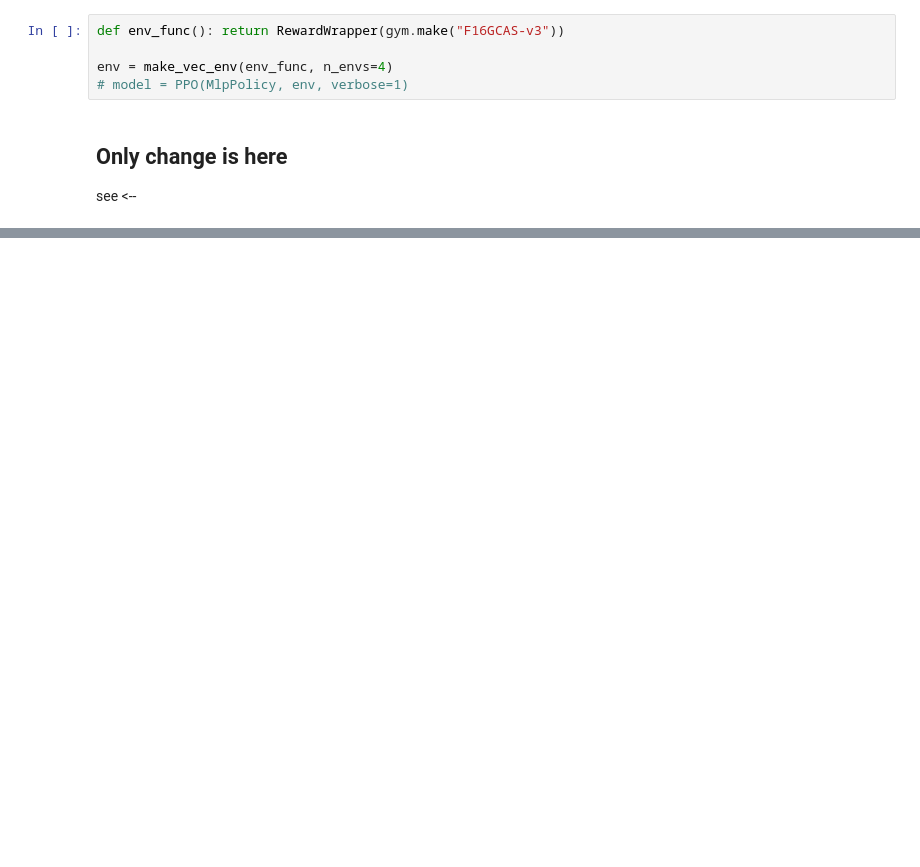
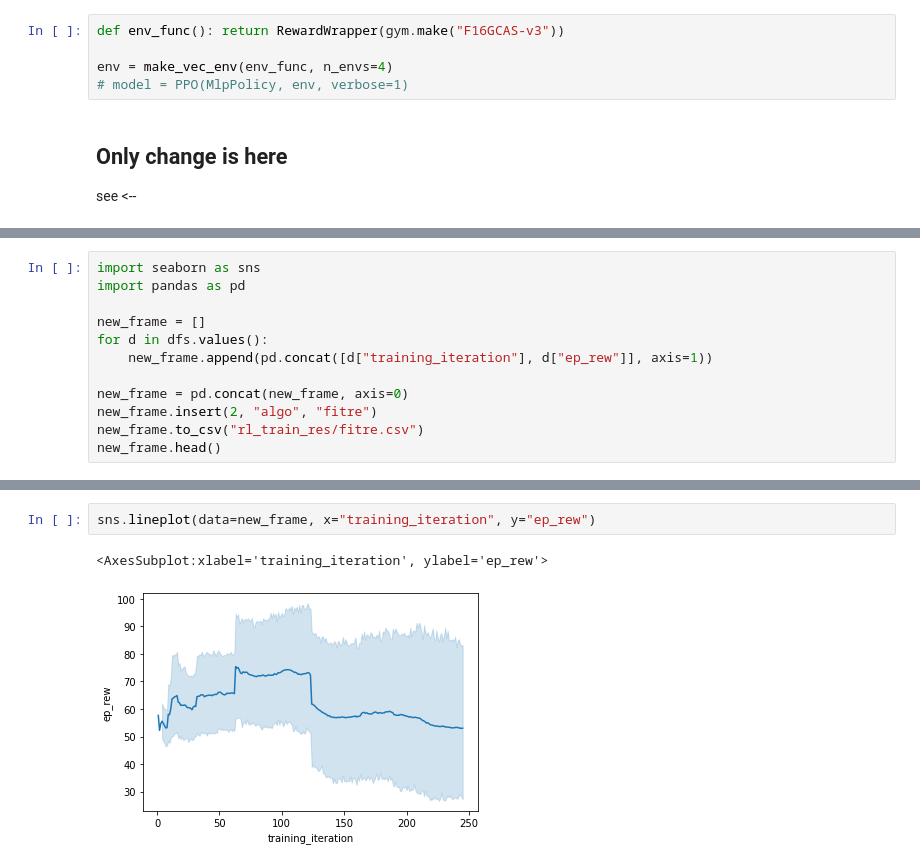
Before and after one commit to Bing-Yuan/fitre, a Jupyter notebook: f16_kfac.ipynb, the cells around one changed output, grey strips where cells are left out. Cells and saved outputs as stored; diff of their text form; blank space fills up the shorter version.

```diff
--- a/f16_kfac.ipynb
+++ b/f16_kfac.ipynb
@@ -173,3 +169,15 @@ analysis.get_best_config(metric="ep_rew", mode="max")
  'sde_sample_freq': -1,
  'target_kl': None,
  'seed': 1}
+# %%
+import seaborn as sns
+import pandas as pd
+
+new_frame = []
+for d in dfs.values():
+    new_frame.append(pd.concat([d["training_iteration"], d["ep_rew"]], axis=1))
+
+new_frame = pd.concat(new_frame, axis=0)
+new_frame.insert(2, "algo", "fitre")
+new_frame.to_csv("rl_train_res/fitre.csv")
+new_frame.head()
@@ -175,0 +191,5 @@ analysis.get_best_config(metric="ep_rew", mode="max")
+# %%
+sns.lineplot(data=new_frame, x="training_iteration", y="ep_rew")
+# %% [output]
+<AxesSubplot:xlabel='training_iteration', ylabel='ep_rew'>
+[figure, added]
```
Also changed, not shown: parts of 7 cells of this notebook, 2 other files.
